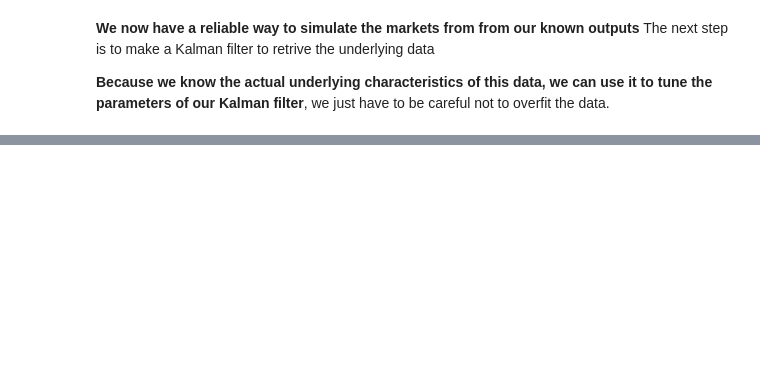
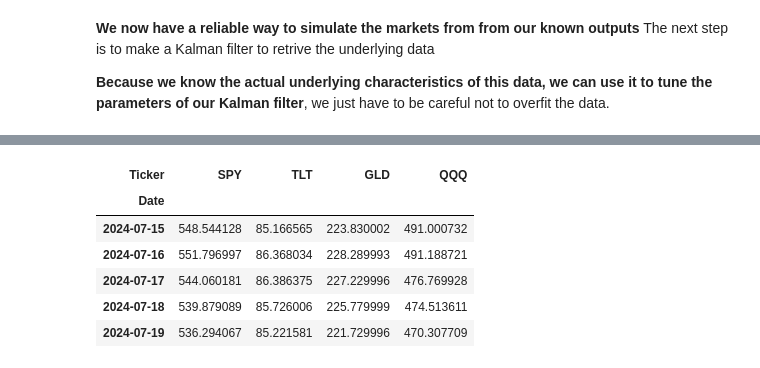
Before and after one commit to jespernytun/Kalman-HMM, a Jupyter notebook: notebooks/01-portfolio-simulation.ipynb, the cells around one changed output, grey strips where cells are left out. Cells and saved outputs as stored; diff of their text form; code cells hidden in the pictures; blank space fills up the shorter version.

```diff
--- a/notebooks/01-portfolio-simulation.ipynb
+++ b/notebooks/01-portfolio-simulation.ipynb
@@ -115,0 +184,14 @@ I suspect the Q/R needs to be ajusted for each and every asset, as a more volati
+# %%
+real_tickers = ["SPY", "TLT", "GLD", "QQQ"]
+
+real_prices = yf.download(real_tickers, period="2y", progress=False)["Close"]
+real_prices = real_prices[real_tickers]
+real_prices.head()
+# %% [output]
+| Ticker | SPY | TLT | GLD | QQQ |
+| Date |  |  |  |  |
+| 2024-07-15 | 548.544128 | 85.166565 | 223.830002 | 491.000732 |
+| 2024-07-16 | 551.796997 | 86.368034 | 228.289993 | 491.188721 |
+| 2024-07-17 | 544.060181 | 86.386375 | 227.229996 | 476.769928 |
+| 2024-07-18 | 539.879089 | 85.726006 | 225.779999 | 474.513611 |
+| 2024-07-19 | 536.294067 | 85.221581 | 221.729996 | 470.307709 |
```
Also changed, not shown: parts of 11 cells of this notebook.
